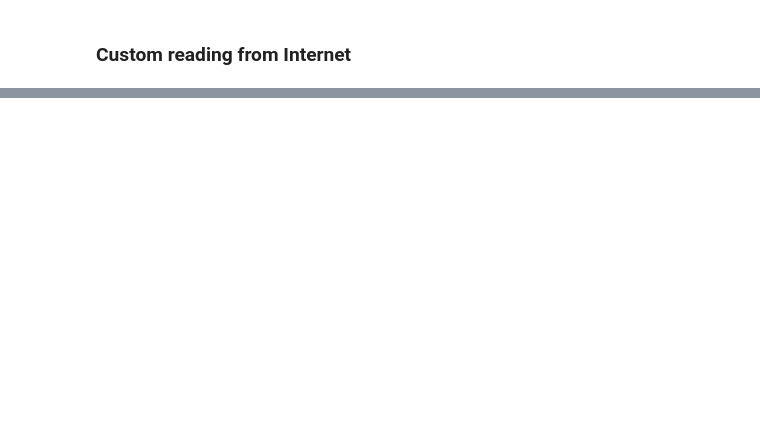
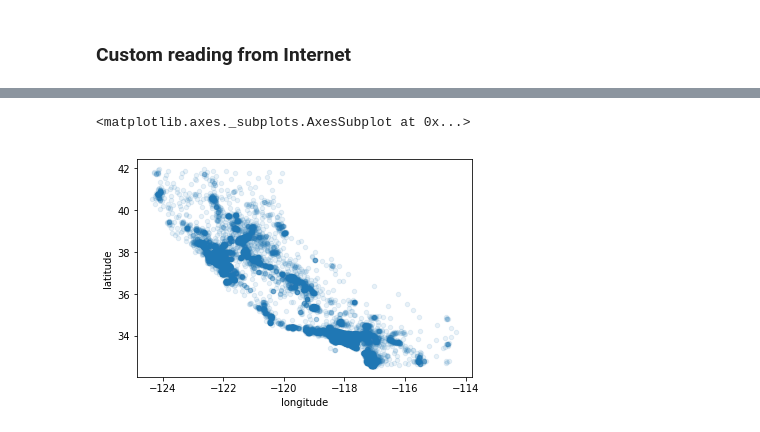
Before and after one commit to twaclaw/p3, a Jupyter notebook: notebooks/02_pandas_basics.ipynb, the cells around one changed output, grey strips where cells are left out. Cells and saved outputs as stored; diff of their text form; code cells hidden in the pictures; blank space fills up the shorter version.

```diff
--- a/notebooks/02_pandas_basics.ipynb
+++ b/notebooks/02_pandas_basics.ipynb
@@ -124,6 +317,8 @@ plt.show()
 # %%
 housing.plot(kind="scatter", x="longitude", y="latitude", alpha=0.1)
-save_fig("better_visualization_plot")
+# %% [output]
+<matplotlib.axes._subplots.AxesSubplot at 0x...>
+[figure, added]
 # %%
 housing.plot(kind="scatter", x="longitude", y="latitude", alpha=0.4,
     s=housing["population"]/100, label="population", figsize=(10,7),
```
Also changed, not shown: parts of 29 cells of this notebook, 6 other files.
